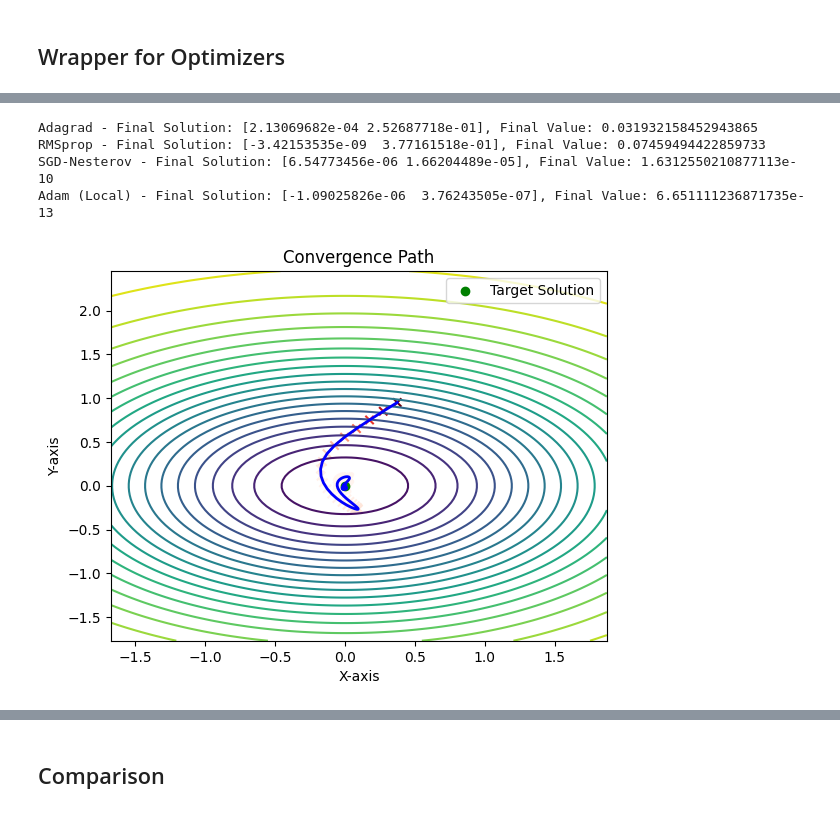
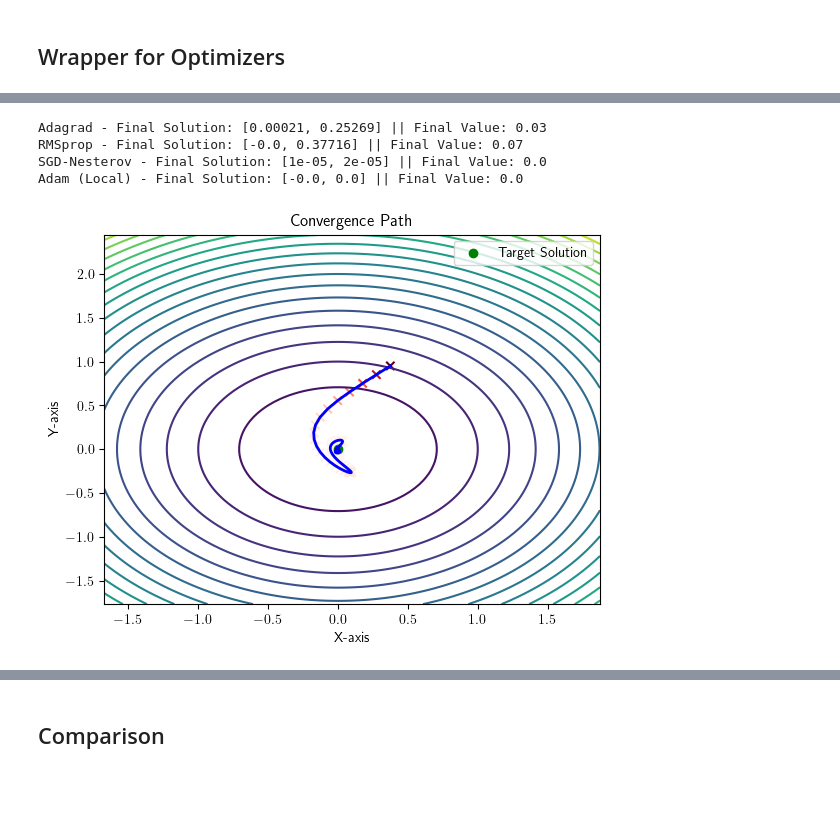
Before and after one commit to JulesBrable/AdvancedML, a Jupyter notebook: notebooks/algorithms.ipynb, the cells around one changed output, grey strips where cells are left out. Drawn from its saved outputs; the diff is of its cells as text; code cells hidden in the pictures; blank space fills up the shorter version.

```diff
--- a/notebooks/algorithms.ipynb
+++ b/notebooks/algorithms.ipynb
@@ -90,23 +170,35 @@ Final Value: 8.678157698149474e-05
 # %%
+def run_optimizers(x_init, loss_fn, loss_grad, optimizers_config, max_iter=1000, tol_grad=1e-6):
+    # Optimize with multiple optimizers
+    solutions, values = optimize_with_multiple_optimizers(
+        x_init=x_init,
+        loss_fn=loss_fn,
+        loss_grad=loss_grad,
+        optimizers_config=optimizers_config,
+        max_iter=max_iter,
+        tol_grad=tol_grad
+    )
+
+    # Display the results for each optimizer
+    for optimizer, solution in solutions.items():
+        print(f"{optimizer} - Final Solution: {list(solution[-1].round(5))} || "
+              f"Final Value: {values[optimizer][-1].round(2)}")
+
+    return solutions, values
+
+# Define the optimizers and their configurations
 optimizers_config = {
-    # "Adam (Torch)": (optim.Adam, {"lr": 1e-1}),
     "Adagrad": (optim.Adagrad, {"lr": 1e-1, "lr_decay": 0.1}),
     "RMSprop": (optim.RMSprop, {"lr": 1e-2, "alpha": 0.8}),
-    "SGD-Nesterov": (optim.SGD, {"lr": 1e-3, "nesterov": True, "momentum": 0.9, "dampening": 0}),
+    "SGD-Nesterov": (optim.SGD, {
+        "lr": 1e-3, "nesterov": True, "momentum": 0.9, "dampening": 0}),
     "Adam (Local)": (AdamOptimizer, {"lr": 1e-1, "beta1": 0.9, "beta2": 0.999}),
 }
-solutions, values = optimize_with_multiple_optimizers(
-    x_init=x_init,
-    loss_fn=quadratic_good,
-    loss_grad=quadratic_good_grad,
-    optimizers_config=optimizers_config,
-    max_iter=1000,
-    tol_grad=1e-6
-)
-for optimizer, solution in solutions.items():
-    print(f"{optimizer} - Final Solution: {solution[-1]}, Final Value: {values[optimizer][-1]}")
+
+# Run the optimization with defined parameters
+solutions, values = run_optimizers(x_init, quadratic_good, quadratic_good_grad, optimizers_config)
 # %% [output]
-Adagrad - Final Solution: [2.13069682e-04 2.52687718e-01], Final Value: 0.031932158452943865
-RMSprop - Final Solution: [-3.42153535e-09  3.77161518e-01], Final Value: 0.07459494422859733
-SGD-Nesterov - Final Solution: [6.54773456e-06 1.66204489e-05], Final Value: 1.6312550210877113e-10
-Adam (Local) - Final Solution: [-1.09025826e-06  3.76243505e-07], Final Value: 6.651111236871735e-13
+Adagrad - Final Solution: [0.00021, 0.25269] || Final Value: 0.03
+RMSprop - Final Solution: [-0.0, 0.37716] || Final Value: 0.07
+SGD-Nesterov - Final Solution: [1e-05, 2e-05] || Final Value: 0.0
+Adam (Local) - Final Solution: [-0.0, 0.0] || Final Value: 0.0
@@ -132,8 +205,11 @@ def plot_convergence(solutions, values, x_star, f_star):
 # %%
-from src.algorithms_old.optim_utils import plot_convergence_path
+# Extract solutions sequence for the "Adam (Local)" optimizer
+solutions_sequence = solutions["Adam (Local)"]
 
-solutions_sequence = solutions["Adam (Local)"]
+# Define the target solution for comparison
 target_solution = torch.tensor([0, 0], dtype=torch.float32)
-plot_convergence_path(solutions_sequence, gauss, target_solution)
+
+# Plot the convergence path
+plot_convergence_path(solutions_sequence, quadratic_good, target_solution)
 # %% [output]
-[figure, old version]
+[figure, new version]
```
Also changed, not shown: parts of 29 cells of this notebook, 2 other files.
